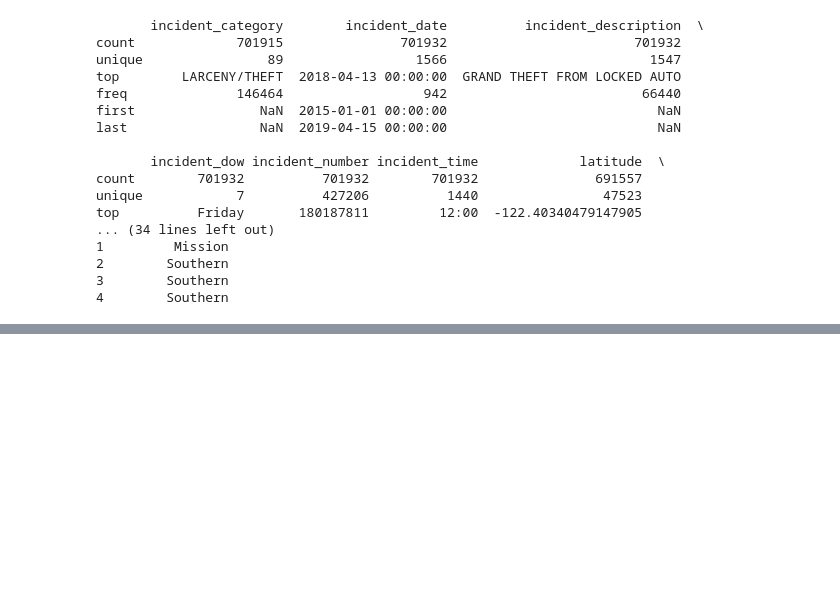
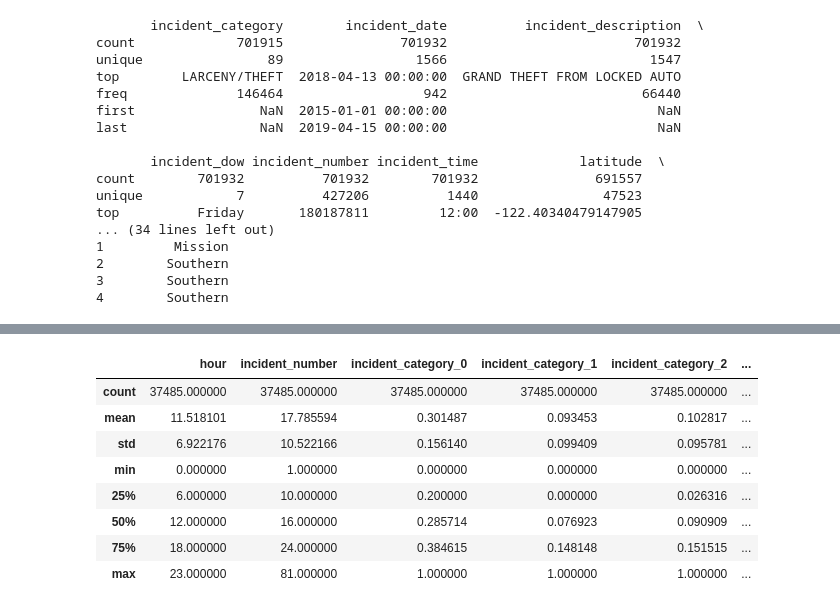
Before and after one commit to johniselin/info254_sfo_police, a Jupyter notebook: dataset_modification.ipynb, the cells around one changed output, grey strips where cells are left out. Drawn from its saved outputs; the diff is of its cells as text; code cells hidden in the pictures; blank space fills up the shorter version.

Commit message:
collapse by hour

```diff
--- a/dataset_modification.ipynb
+++ b/dataset_modification.ipynb
@@ -89,0 +159,3 @@ max        38.210200    -121.865500       7.570000    109.000000
+# %%
+#For now, I dropped Nan values.
+df_weather = df_weather.dropna()
@@ -89,0 +189,3 @@ max        38.210200    -121.865500       7.570000    109.000000
+# %%
+pd.set_option('display.max_columns', 1000)
+pd.set_option('display.max_rows', 1000)
@@ -89,0 +298,3 @@ max        38.210200    -121.865500       7.570000    109.000000
+# %%
+df_dummies = pd.get_dummies(df_weather, columns=['incident_category', 'incident_dow'])
+df_dummies.head()
@@ -89,0 +308,2 @@ max        38.210200    -121.865500       7.570000    109.000000
+# %%
+df_dummies = df_dummies.drop(columns = ['incident_time', 'incident_description','police_district','LATITUDE','LONGITUDE'])
@@ -89,0 +319,79 @@ max        38.210200    -121.865500       7.570000    109.000000
+# %%
+df_new = pd.DataFrame()
+df_group = df_dummies.groupby(["DATE", "hour"])
+df_new = df_group.agg({ 'incident_number': 'nunique',
+    'incident_category_0': lambda x: x.sum() / x.count(),
+    'incident_category_1': lambda x: x.sum() / x.count(),
+    'incident_category_2': lambda x: x.sum() / x.count(),
+    'incident_category_3': lambda x: x.sum() / x.count(),
+    'incident_category_4': lambda x: x.sum() / x.count(),
+    'incident_category_5': lambda x: x.sum() / x.count(),
+    'incident_category_6': lambda x: x.sum() / x.count(),
+    'incident_category_7': lambda x: x.sum() / x.count(),
+    'incident_category_8': lambda x: x.sum() / x.count(),
+    'incident_category_9': lambda x: x.sum() / x.count(),
+    'incident_category_10': lambda x: x.sum() / x.count(),
+    'incident_category_11': lambda x: x.sum() / x.count(),
+    'incident_category_12': lambda x: x.sum() / x.count(),
+    'incident_category_13': lambda x: x.sum() / x.count(),
+    'incident_category_14': lambda x: x.sum() / x.count(),
+    'incident_category_15': lambda x: x.sum() / x.count(),
+    'incident_category_16': lambda x: x.sum() / x.count(),
+    'incident_category_17': lambda x: x.sum() / x.count(),
+    'incident_category_18': lambda x: x.sum() / x.count(),
+    'incident_category_19': lambda x: x.sum() / x.count(),
+    'incident_category_20': lambda x: x.sum() / x.count(),
+    'incident_category_21': lambda x: x.sum() / x.count(),
+    'incident_category_22': lambda x: x.sum() / x.count(),
+    'incident_category_23': lambda x: x.sum() / x.count(),
+    'incident_category_24': lambda x: x.sum() / x.count(),
+    'incident_category_25': lambda x: x.sum() / x.count(),
+    'incident_category_26': lambda x: x.sum() / x.count(),
+    'incident_category_27': lambda x: x.sum() / x.count(),
+    'incident_category_28': lambda x: x.sum() / x.count(),
+    'incident_category_29': lambda x: x.sum() / x.count(),
+    'incident_category_30': lambda x: x.sum() / x.count(),
+    'incident_category_31': lambda x: x.sum() / x.count(),
+    'incident_category_32': lambda x: x.sum() / x.count(),
+    'incident_category_33': lambda x: x.sum() / x.count(),
+    'incident_category_34': lambda x: x.sum() / x.count(),
+    'incident_category_35': lambda x: x.sum() / x.count(),
+    'incident_category_36': lambda x: x.sum() / x.count(),
+    'incident_category_37': lambda x: x.sum() / x.count(),
+    'incident_category_38': lambda x: x.sum() / x.count(),
+    'incident_category_39': lambda x: x.sum() / x.count(),
+    'incident_category_40': lambda x: x.sum() / x.count(),
+    'incident_category_41': lambda x: x.sum() / x.count(),
+    'incident_category_42': lambda x: x.sum() / x.count(),
+    'incident_category_43': lambda x: x.sum() / x.count(),
+    'incident_category_44': lambda x: x.sum() / x.count(),
+    'incident_category_45': lambda x: x.sum() / x.count(),
+    'incident_category_46': lambda x: x.sum() / x.count(),
+    'incident_category_47': lambda x: x.sum() / x.count(),
+    'incident_category_48': lambda x: x.sum() / x.count(),
+    'incident_category_49': lambda x: x.sum() / x.count(),
+    'incident_category_50': lambda x: x.sum() / x.count(),
+    'incident_category_51': lambda x: x.sum() / x.count(),
+    'incident_category_52': lambda x: x.sum() / x.count(),
+    'incident_category_53': lambda x: x.sum() / x.count(),
+    'incident_category_54': lambda x: x.sum() / x.count(),
+    'incident_dow_0': lambda x: x.sum() / x.count(),
+    'incident_dow_1': lambda x: x.sum() / x.count(),
+    'incident_dow_2': lambda x: x.sum() / x.count(),
+    'incident_dow_3': lambda x: x.sum() / x.count(),
+    'incident_dow_4': lambda x: x.sum() / x.count(),
+    'incident_dow_5': lambda x: x.sum() / x.count(),
+    'incident_dow_6': lambda x: x.sum() / x.count(),
+    'PRCP': lambda x: x.mean(),
+    'TAVG': lambda x: x.mean()}).reset_index()
+df_new.describe()
+# %% [output]
+|  | hour | incident_number | incident_category_0 | incident_category_1 | incident_category_2 | ... |
+| count | 37485.000000 | 37485.000000 | 37485.000000 | 37485.000000 | 37485.000000 | ... |
+| mean | 11.518101 | 17.785594 | 0.301487 | 0.093453 | 0.102817 | ... |
+| std | 6.922176 | 10.522166 | 0.156140 | 0.099409 | 0.095781 | ... |
+| min | 0.000000 | 1.000000 | 0.000000 | 0.000000 | 0.000000 | ... |
+| 25% | 6.000000 | 10.000000 | 0.200000 | 0.000000 | 0.026316 | ... |
+| 50% | 12.000000 | 16.000000 | 0.285714 | 0.076923 | 0.090909 | ... |
+| 75% | 18.000000 | 24.000000 | 0.384615 | 0.148148 | 0.151515 | ... |
+| max | 23.000000 | 81.000000 | 1.000000 | 1.000000 | 1.000000 | ... |
```
Also changed, not shown: parts of 31 cells of this notebook.
